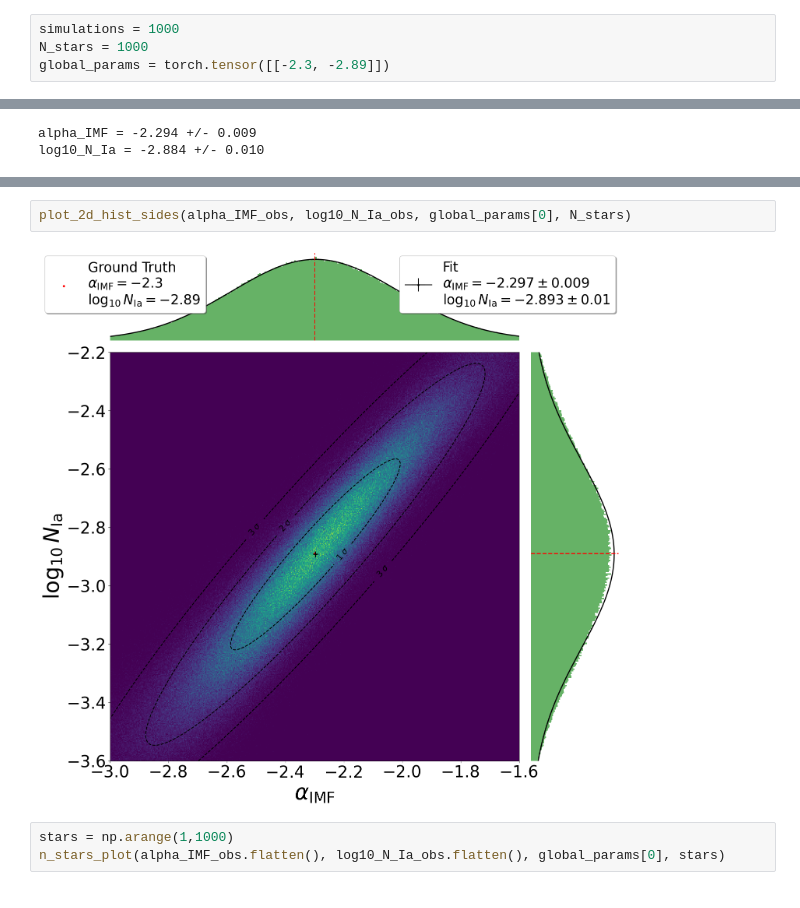
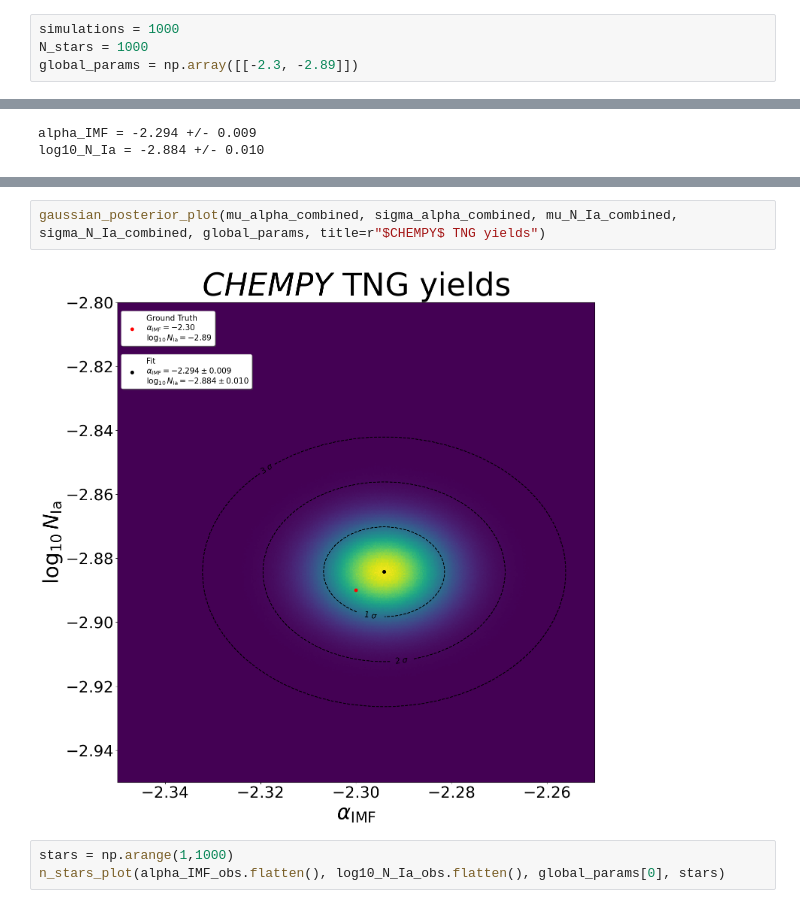
Before and after one commit to bGuenes/sbi_chemical_abundances, a Jupyter notebook: 04_plot_multistar_inference.ipynb, the cells around one changed output, grey strips where cells are left out. Saved outputs shown, nothing was run; the diff lists cells and outputs as text.

````diff
--- a/04_plot_multistar_inference.ipynb
+++ b/04_plot_multistar_inference.ipynb
@@ -15,7 +15,7 @@ log10_N_Ia_obs = np.load(f"data/log10_N_Ia_obs_{name}.npy")
 # %%
 simulations = 1000
 N_stars = 1000
-global_params = torch.tensor([[-2.3, -2.89]])
+global_params = np.array([[-2.3, -2.89]])
 # %% [markdown]
 # Predict Multistar Posterior
 We can compute the posterior for a single star from the samples created in ```03_sample_from_posterior.ipynb```. <br>
@@ -89,7 +57,7 @@ plot_2d_hist(samples[:,0], samples[:,1], global_params[0], N_stars)
-# %%
-plot_2d_hist_sides(alpha_IMF_obs, log10_N_Ia_obs, global_params[0], N_stars)
-# %% [output]
-[figure, removed]
+# %%
+gaussian_posterior_plot(mu_alpha_combined, sigma_alpha_combined, mu_N_Ia_combined, sigma_N_Ia_combined, global_params, title=r"$CHEMPY$ TNG yields")
+# %% [output]
+[figure, added]
 # %%
 stars = np.arange(1,1000)
 n_stars_plot(alpha_IMF_obs.flatten(), log10_N_Ia_obs.flatten(), global_params[0], stars)
````
Also changed, not shown: parts of 6 cells of this notebook, 1 other file.
